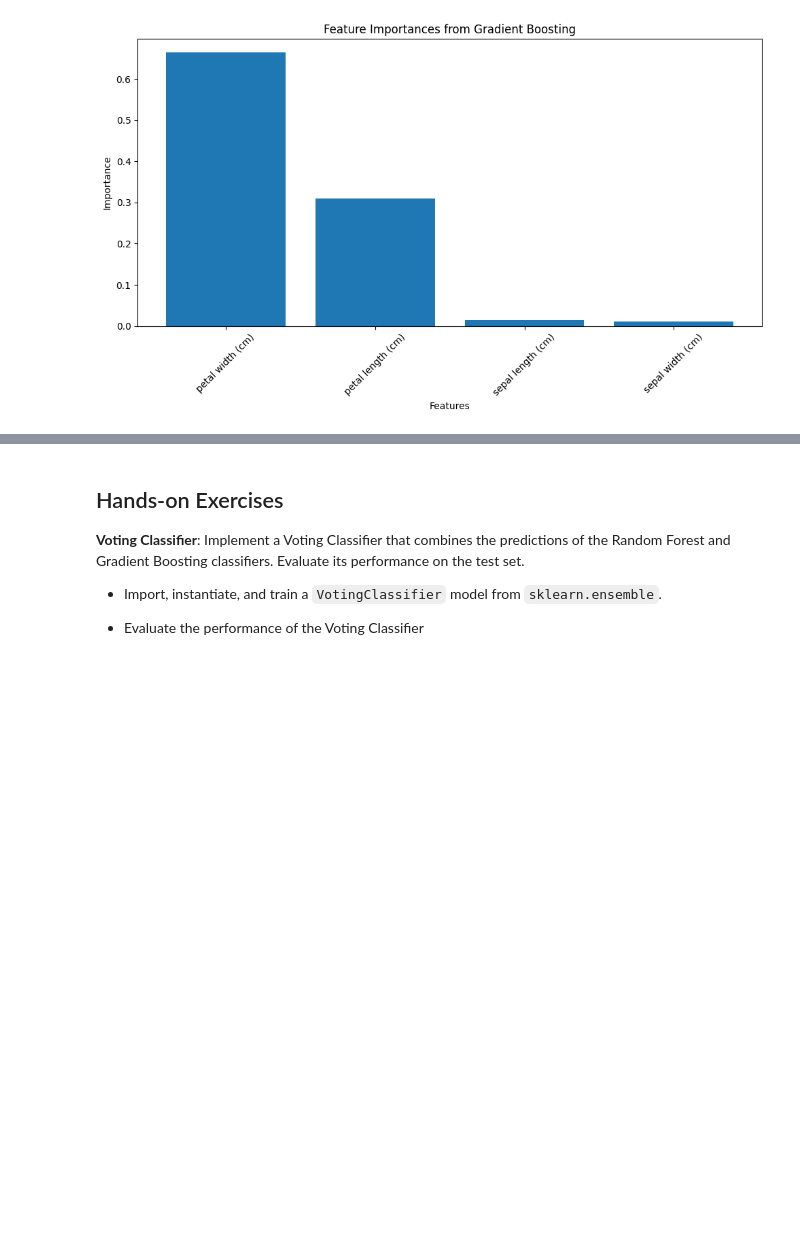
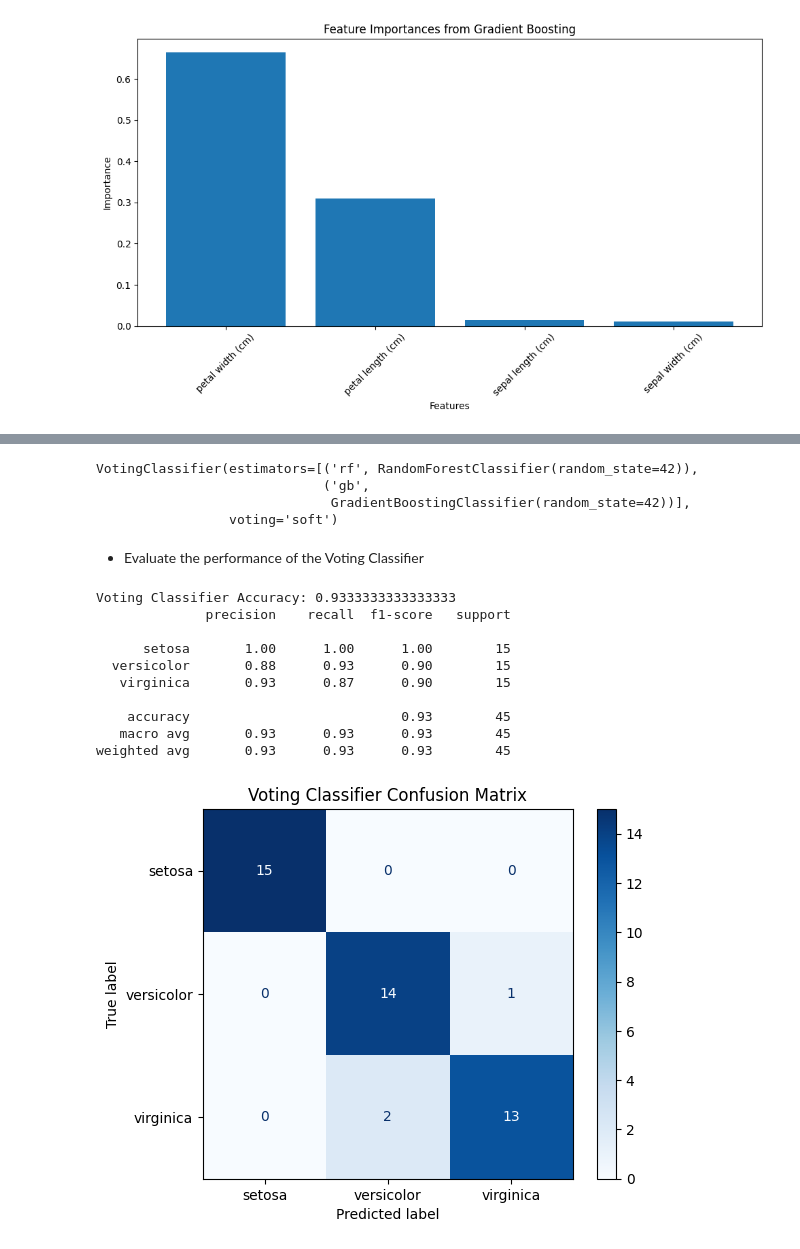
Before and after one commit to UG-Team-Data-Science/ml-workshop, a Jupyter notebook: src/S04 Ensemble Methods/S04C01 Introduction to Ensemble Methods.ipynb, the cells around one changed output, grey strips where cells are left out. Saved outputs shown, nothing was run; the diff lists cells and outputs as text; code cells hidden in the pictures; blank space fills up the shorter version.

```diff
--- a/src/S04 Ensemble Methods/S04C01 Introduction to Ensemble Methods.ipynb
+++ b/src/S04 Ensemble Methods/S04C01 Introduction to Ensemble Methods.ipynb
@@ -168,8 +175,39 @@ plt.show()
+# %%
+from sklearn.ensemble import VotingClassifier
+
+voting_model = VotingClassifier(
+    estimators=[
+        ('rf', rf_model),
+        ('gb', gb_model)
+    ],
+    voting='soft')
+voting_model.fit(X_train, y_train)
+# %% [output]
+VotingClassifier(estimators=[('rf', RandomForestClassifier(random_state=42)),
+                             ('gb',
+                              GradientBoostingClassifier(random_state=42))],
+                 voting='soft')
 # %% [markdown]
-## Hands-on Exercises
-
-**Voting Classifier**: Implement a Voting Classifier that combines the predictions of the Random Forest and Gradient Boosting classifiers. Evaluate its performance on the test set.
-
--   Import, instantiate, and train a `VotingClassifier` model from `sklearn.ensemble`.
-
 -   Evaluate the performance of the Voting Classifier
+# %%
+y_pred_voting = voting_model.predict(X_test)
+
+print("Voting Classifier Accuracy:", accuracy_score(y_test, y_pred_voting))
+print(classification_report(y_test, y_pred_voting, target_names=class_names))
+
+ConfusionMatrixDisplay.from_estimator(voting_model, X_test, y_test,
+                                      display_labels=class_names, cmap='Blues')
+plt.title('Voting Classifier Confusion Matrix')
+plt.show()
+# %% [output]
+Voting Classifier Accuracy: 0.9333333333333333
+              precision    recall  f1-score   support
+
+      setosa       1.00      1.00      1.00        15
+  versicolor       0.88      0.93      0.90        15
+   virginica       0.93      0.87      0.90        15
+
+    accuracy                           0.93        45
+   macro avg       0.93      0.93      0.93        45
+weighted avg       0.93      0.93      0.93        45
+[figure, added]
```
Also changed, not shown: parts of 2 cells of this notebook.
